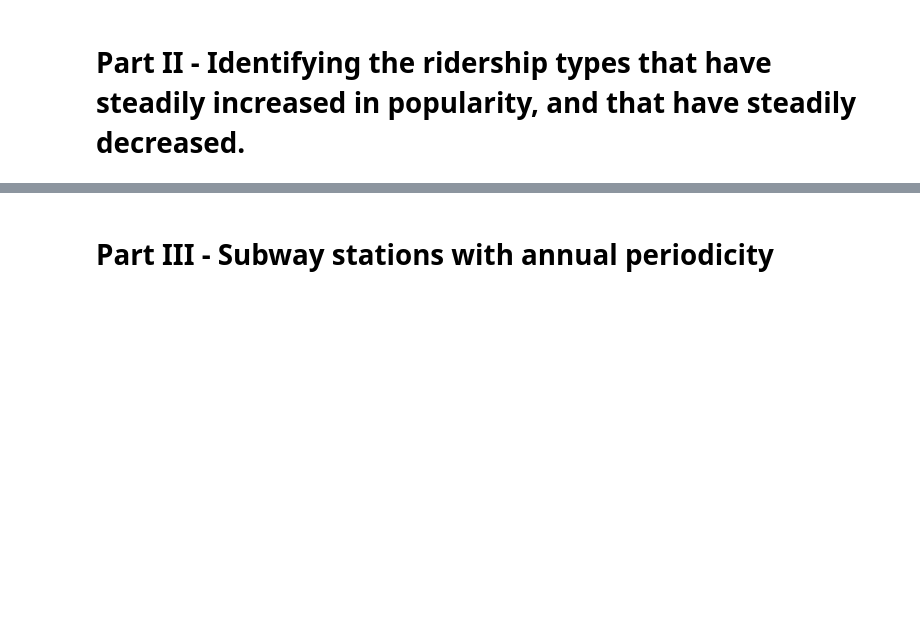
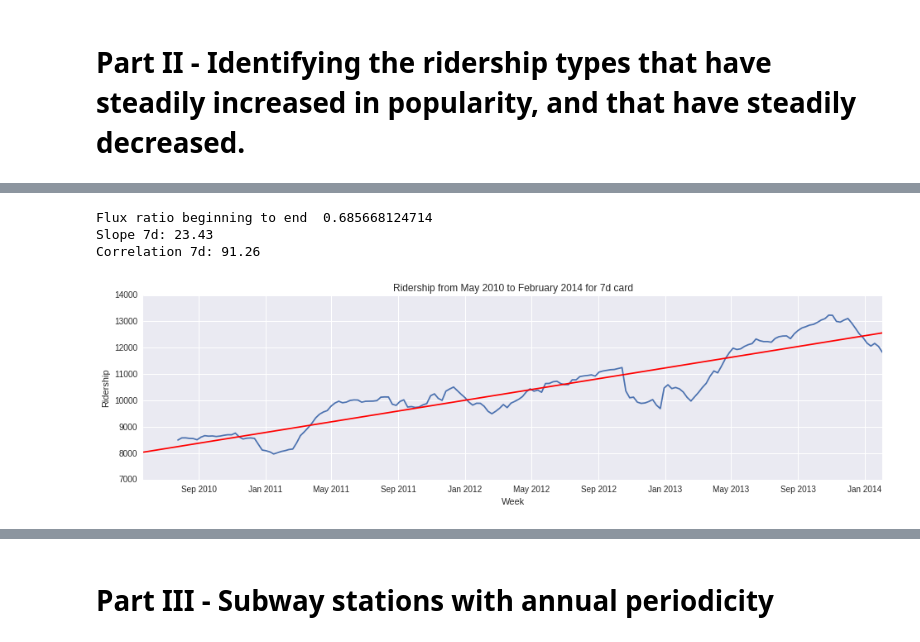
Before and after one commit to alephcero/PUI2016_fdg224, a Jupyter notebook: HW9_fdg224/HW9_1_fdg224.ipynb, the cells around one changed output, grey strips where cells are left out. Drawn from its saved outputs; the diff is of its cells as text; code cells hidden in the pictures; blank space fills up the shorter version.

```diff
--- a/HW9_fdg224/HW9_1_fdg224.ipynb
+++ b/HW9_fdg224/HW9_1_fdg224.ipynb
@@ -100,21 +114,21 @@ ridetype = np.array(['10t', '14d', '1d', '2t', '30d', '7d', 'ada', 'afas', 'exp'
 def getSlope(riderMeanID):
     #take the rolling mean over 10 week
     series = pd.Series(riderMean[riderMeanID]).rolling(10).mean()
-    #get only non na data
-    Y = series[~pd.isnull(series)]
-    #set de X
-    xAxis = range(len(series[~pd.isnull(series)]))
+
+    Y = series
+    xAxis = series.index
     X = sm.add_constant(xAxis)
-    #sun the model
-    model = sm.OLS(Y,X).fit()
+    model = sm.OLS(Y,X,missing = 'drop').fit()
+    #flux ratio and other metrics
+    print 'Flux ratio beginning to end ', Y[0:10].mean() / Y[-10:].mean()
+    print 'Slope %s: %.2f' %(ridetype[riderMeanID],model.params[1])
+    print 'Correlation %s: %.2f' %(ridetype[riderMeanID],np.corrcoef(xAxis[9:],Y[9:])[0,1] * 100)
 
-    #flux ratio
-    print 'flux ratio beginning to end ', Y[0:10].mean() / Y[-10:].mean()
-    print 'Slope %s: %.2f' %(ridetype[riderMeanID],model.params[1])
-    print 'Corr %s: %.2f' %(ridetype[riderMeanID],np.corrcoef(xAxis,Y)[0,1] * 100)
     fig = plt.figure(figsize=(16,4))
     ax = fig.add_subplot(111)
-    ax.plot(series)
-    ax.plot([9,193],[model.params[0],model.params[0] + 193*model.params[1]],'r-')
-    #ax.plot([xAxis[0],xAxis[len(xAxis)]],[model.params[0],model.params[0] + xAxis[len(xAxis)]*model.params[1]],'r-')
-    plt.show()
+    ax.plot(rng,series)
+    ax.plot([rng[0],rng[193]],[model.params[0],model.params[0] + 193*model.params[1]],'r-')
+
+    ax.set_title('Ridership from May 2010 to February 2014 for %s card' % (ridetype[riderMeanID]))
+    ax.set_xlabel('Week')
+    ax.set_ylabel('Ridership')
@@ -171,0 +167,7 @@ Corr month: -93.55
+# %%
+getSlope(5)
+# %% [output]
+Flux ratio beginning to end  0.685668124714
+Slope 7d: 23.43
+Correlation 7d: 91.26
+[figure, added]
```
Also changed, not shown: parts of 17 cells of this notebook.
